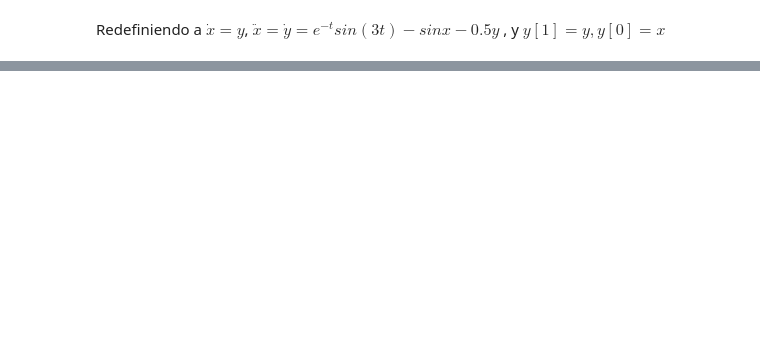
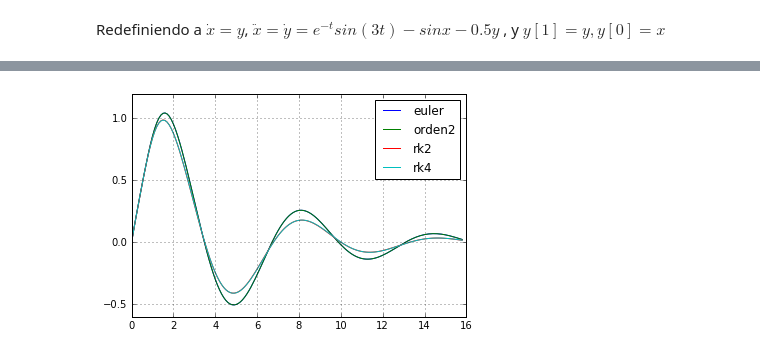
Before and after one commit to adriross/Tareas, a Jupyter notebook: tarea1.ipynb, the cells around one changed output, grey strips where cells are left out. Saved outputs shown, nothing was run; the diff lists cells and outputs as text; code cells hidden in the pictures; blank space fills up the shorter version.

```diff
--- a/tarea1.ipynb
+++ b/tarea1.ipynb
@@ -78,0 +92,14 @@ show()
+# %%
+t,y=euler(edo,[0.,1.],[0.,5*pi],0.1)
+plot(t,y[:,0],label='euler')
+t,y1=segundo_orden(edo,d_edo,[0.,1.],[0.,5*pi],0.1)
+plot(t,y[:,0],label='orden2')
+t,y2=rk2(edo,[0.,1.],[0.,5*pi],0.1)
+plot(t,y2[:,0],label='rk2')
+t,y4=rk4(edo,[0.,1.],[0.,5*pi],0.1)
+plot(t,y4[:,0],label='rk4')
+grid(True)
+legend()
+show()
+# %% [output]
+[figure, added]
```
Also changed, not shown: parts of 46 cells of this notebook.
